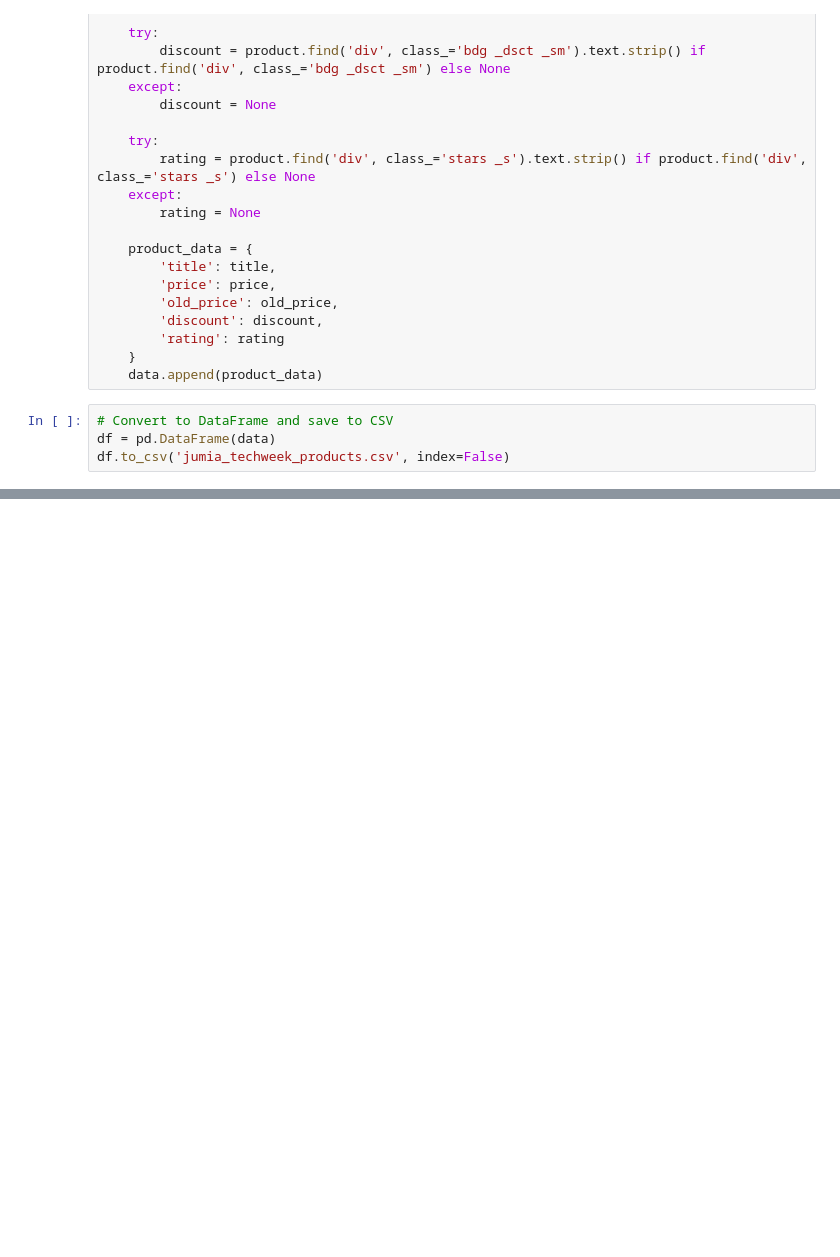
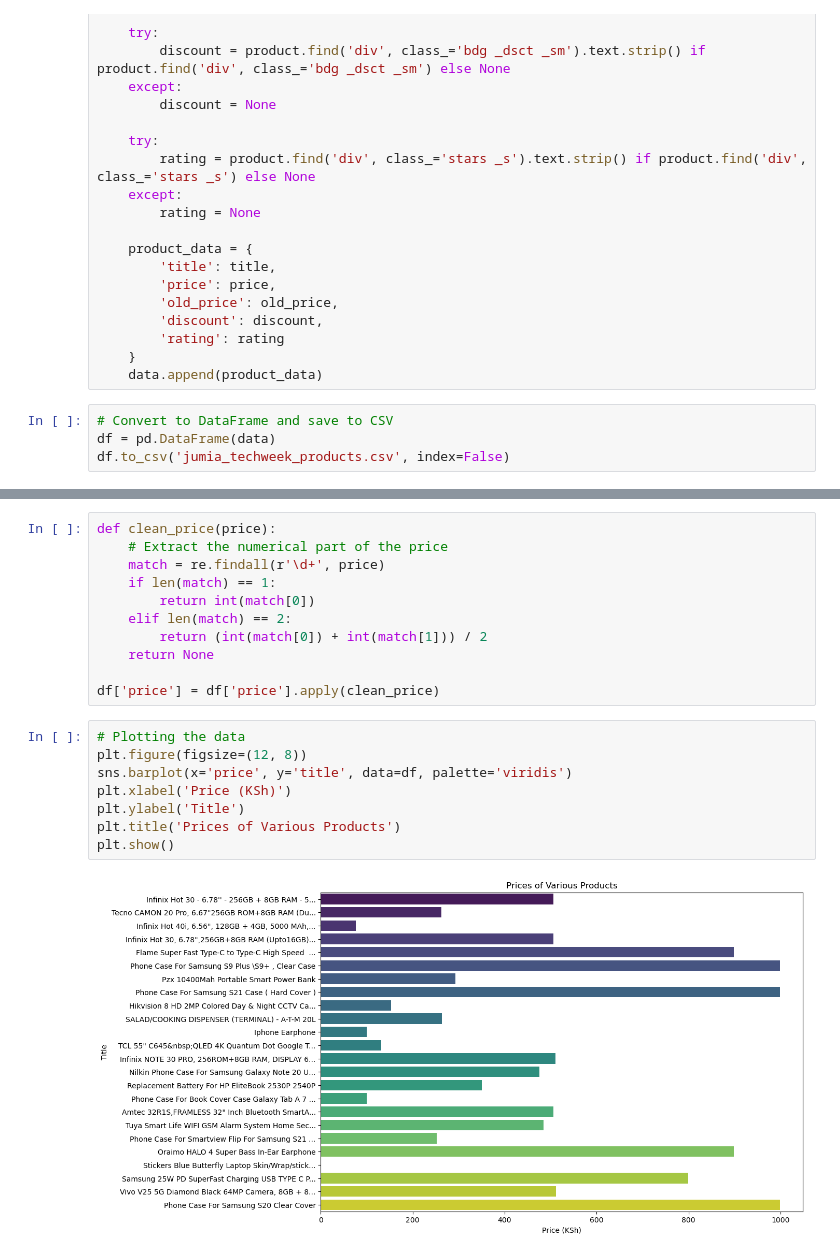
Before and after one commit to Nyamu007/SCRAPING, a Jupyter notebook: web scraping.ipynb, the cells around one changed output, grey strips where cells are left out. Drawn from its saved outputs; the diff is of its cells as text; blank space fills up the shorter version.

```diff
--- a/web scraping.ipynb
+++ b/web scraping.ipynb
@@ -113,0 +180,21 @@ print(df)
+# %%
+def clean_price(price):
+    # Extract the numerical part of the price
+    match = re.findall(r'\d+', price)
+    if len(match) == 1:
+        return int(match[0])
+    elif len(match) == 2:
+        return (int(match[0]) + int(match[1])) / 2
+    return None
+
+df['price'] = df['price'].apply(clean_price)
+# %%
+# Plotting the data
+plt.figure(figsize=(12, 8))
+sns.barplot(x='price', y='title', data=df, palette='viridis')
+plt.xlabel('Price (KSh)')
+plt.ylabel('Title')
+plt.title('Prices of Various Products')
+plt.show()
+# %% [output]
+[figure, added]
```
Also changed, not shown: parts of 5 cells of this notebook, 3 other files.
